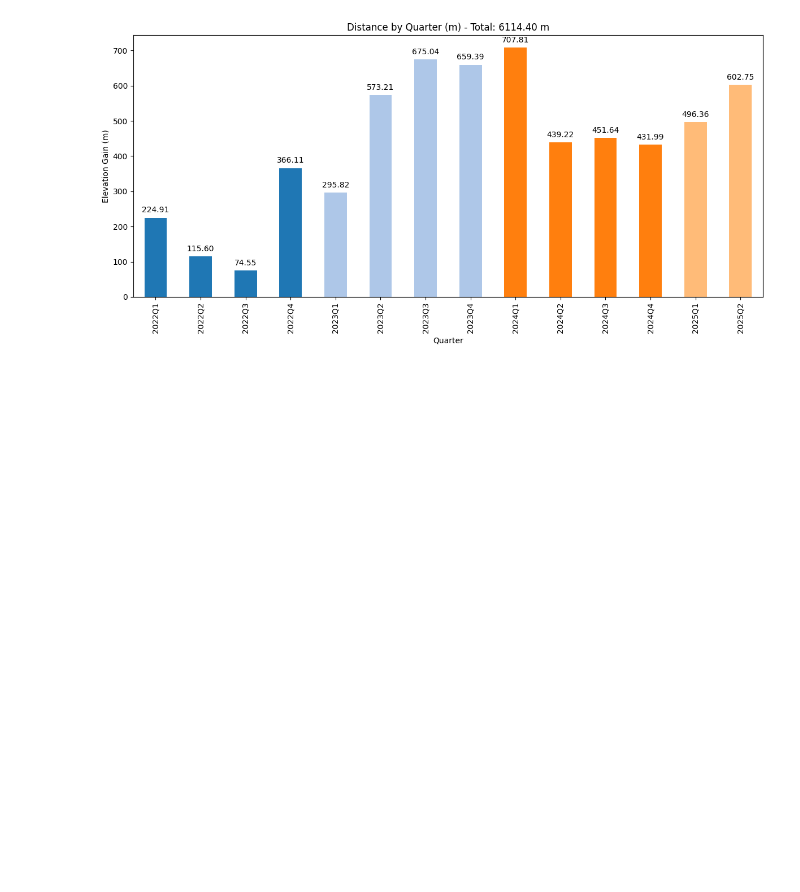
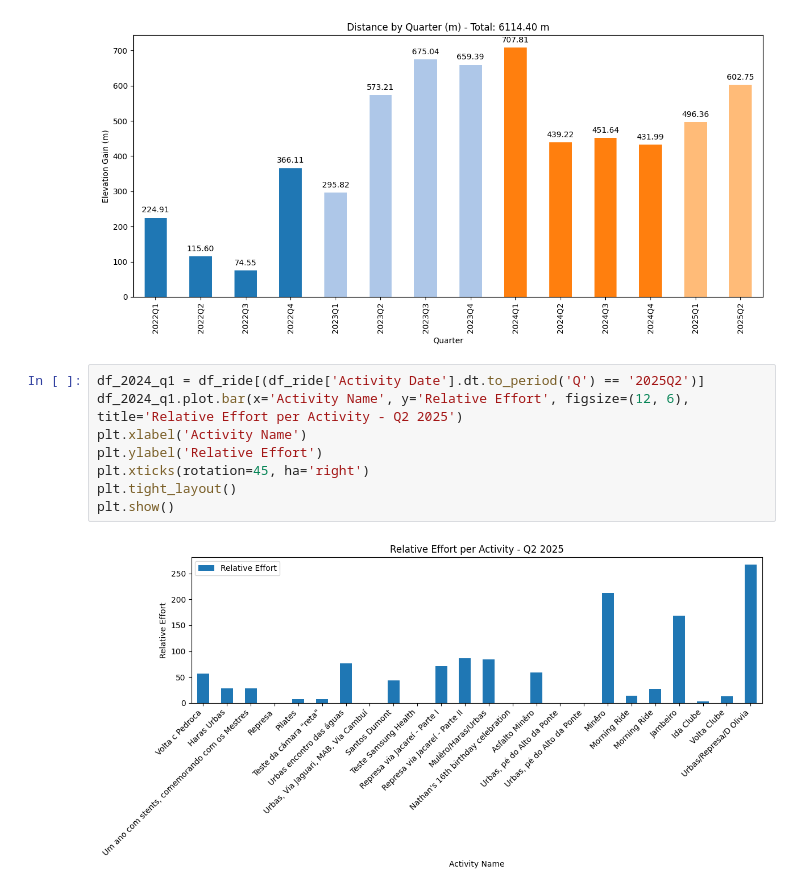
Before and after one commit to assismauro/Strava, a Jupyter notebook: strava_data_analisys.ipynb, the cells around one changed output. Saved outputs shown, nothing was run; the diff lists cells and outputs as text; blank space fills up the shorter version.

```diff
--- a/sample.ipynb
+++ b/strava_data_analisys.ipynb
@@ -269,3 +268,13 @@ plt.tight_layout()
 plt.show()
 # %% [output]
 [figure]
+# %%
+df_2024_q1 = df_ride[(df_ride['Activity Date'].dt.to_period('Q') == '2025Q2')]
+df_2024_q1.plot.bar(x='Activity Name', y='Relative Effort', figsize=(12, 6), title='Relative Effort per Activity - Q2 2025')
+plt.xlabel('Activity Name')
+plt.ylabel('Relative Effort')
+plt.xticks(rotation=45, ha='right')
+plt.tight_layout()
+plt.show()
+# %% [output]
+[figure, added]
```
Also changed, not shown: parts of 3 cells of this notebook.
